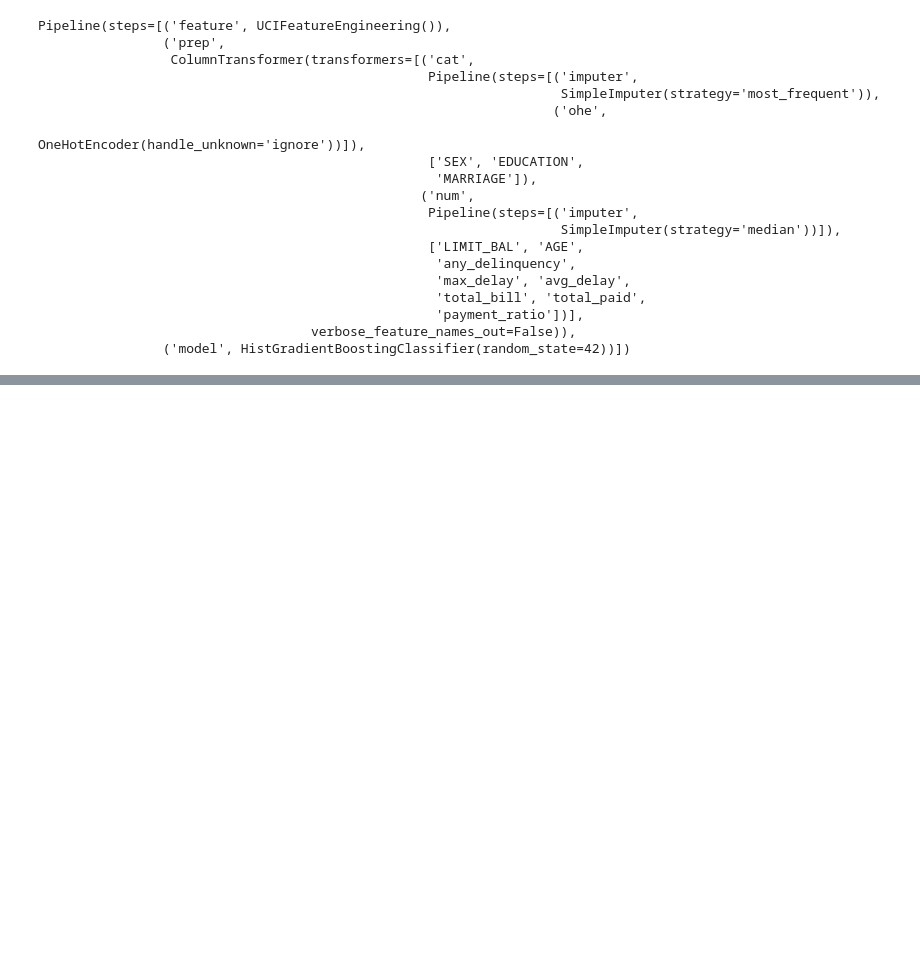
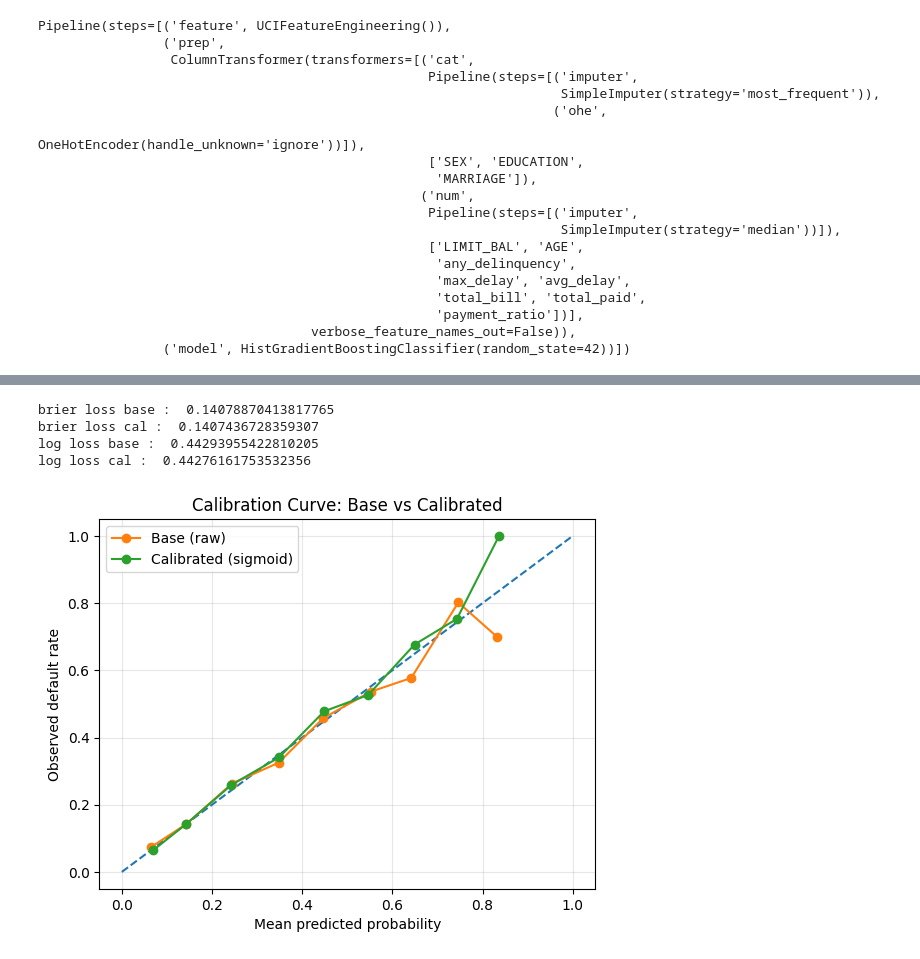
Before and after one commit to devinsomniac/risklensAI, a Jupyter notebook: notebooks/04_uci_calibration.ipynb, the cells around one changed output, grey strips where cells are left out. Cells and saved outputs as stored; diff of their text form; code cells hidden in the pictures; blank space fills up the shorter version.

Commit message:
feat: completed pipeline with calibrated model and decision layer

```diff
--- a/notebooks/04_uci_calibration.ipynb
+++ b/notebooks/04_uci_calibration.ipynb
@@ -26,2 +31,2 @@ X_train,X_temp,y_train,y_temp = train_test_split(X_raw,y,test_size=0.30,random_s
 # %%
-X_cal,X_test,y_cal,y_test = train_test_split(X_temp,y_temp,test_size=0.50,random_state=42,stratify=y_temp)
+X_cal,X_test,y_cal,y_test = train_test_split(X_temp,y_temp,stratify=y_temp,random_state=42,test_size=0.50)
@@ -98,5 +62,0 @@ LogLoss : 0.4429          (lower better)
-# %%
-from sklearn.calibration import CalibratedClassifierCV
-
-calibration_sigmoid = CalibratedClassifierCV(estimator=base_pipe,method="sigmoid",cv="prefit")
-calibration_sigmoid.fit(X_cal,y_cal)
@@ -102,0 +68,8 @@ calibration_sigmoid.fit(X_cal,y_cal)
+# %%
+#Now we will pair raw probability and actual using cal and learn what to correct
+from sklearn.calibration import CalibratedClassifierCV
+from sklearn.frozen import FrozenEstimator
+
+frozen_model = FrozenEstimator(base_pipe)
+calibrator = CalibratedClassifierCV(estimator=frozen_model,method="sigmoid",cv=None)
+calibrator.fit(X_cal,y_cal)
@@ -102,0 +94,3 @@ calibration_sigmoid.fit(X_cal,y_cal)
+# %%
+X_test_prob_raw = base_pipe.predict_proba(X_test)[:,1]
+X_test_prob_cal = calibrator.predict_proba(X_test)[:,1]
@@ -102,0 +105,31 @@ calibration_sigmoid.fit(X_cal,y_cal)
+# %%
+print("brier loss base : ",brier_loss_base)
+print("brier loss cal : ",brier_loss_cal)
+print("log loss base : ",log_loss_base)
+print("log loss cal : ",log_loss_cal)
+# %% [output]
+brier loss base :  0.14078870413817765
+brier loss cal :  0.1407436728359307
+log loss base :  0.44293955422810205
+log loss cal :  0.44276161753532356
+# %%
+from sklearn.calibration import calibration_curve
+import matplotlib.pyplot as plt
+
+prob_true_base, prob_pred_base = calibration_curve(y_test, X_test_prob_raw, n_bins=10, strategy="uniform")
+prob_true_cal,  prob_pred_cal  = calibration_curve(y_test, X_test_prob_cal,  n_bins=10, strategy="uniform")
+
+plt.figure()
+plt.plot([0, 1], [0, 1], linestyle="--")  # perfect calibration line
+
+plt.plot(prob_pred_base, prob_true_base, marker="o", label="Base (raw)")
+plt.plot(prob_pred_cal,  prob_true_cal,  marker="o", label="Calibrated (sigmoid)")
+
+plt.xlabel("Mean predicted probability")
+plt.ylabel("Observed default rate")
+plt.title("Calibration Curve: Base vs Calibrated")
+plt.legend()
+plt.grid(True, alpha=0.3)
+plt.show()
+# %% [output]
+[figure, added]
```
Also changed, not shown: parts of 13 cells of this notebook, 6 other files.
